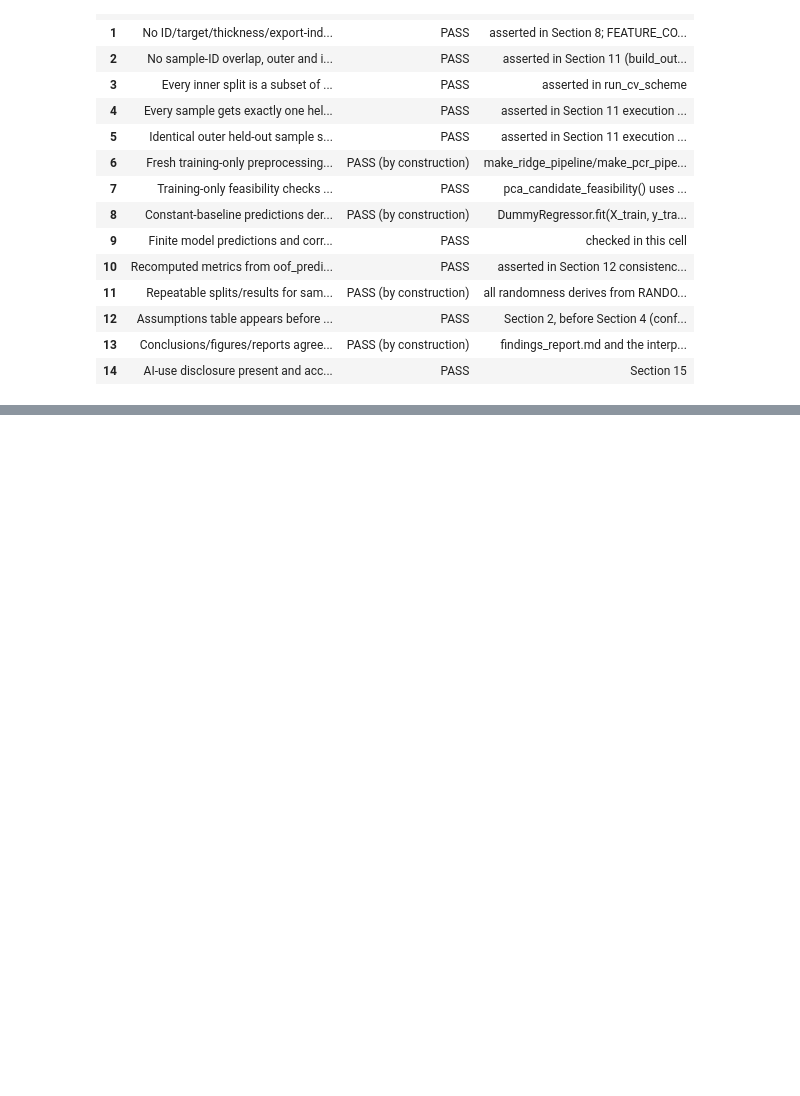
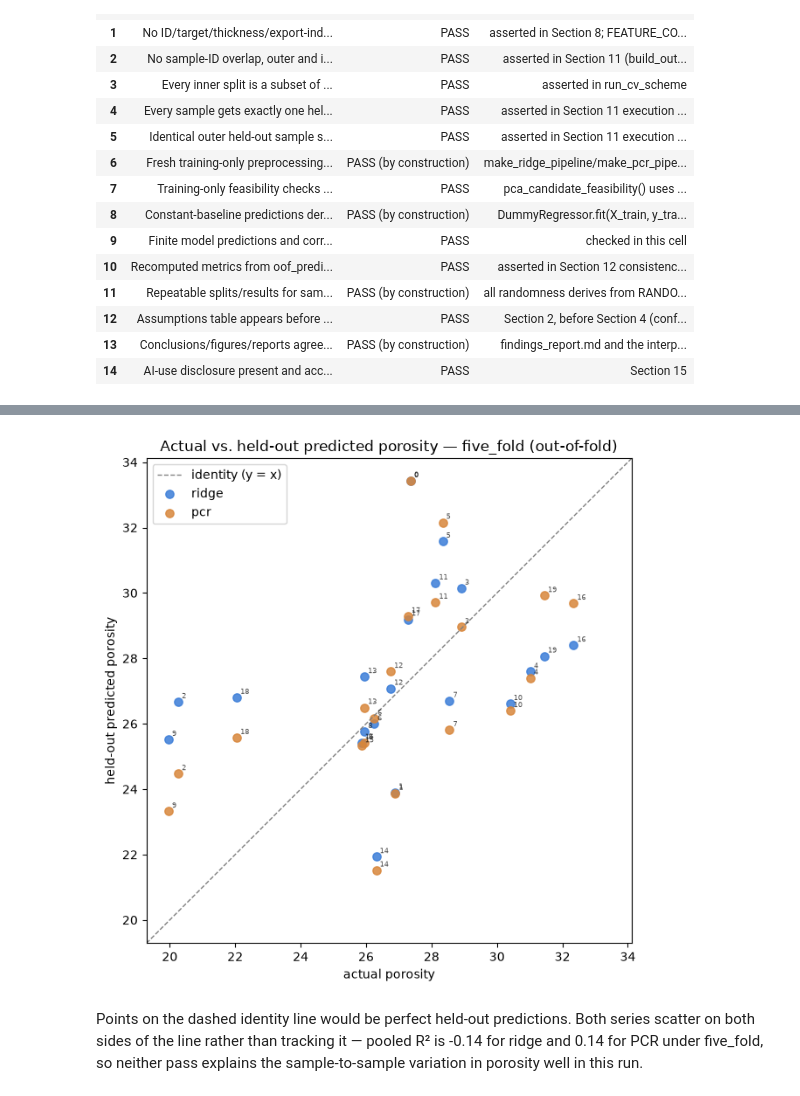
Before and after one commit to Ramandeep72/Machine-Learning-Projects, a Jupyter notebook: porosity_feasibility/porosity_feasibility.ipynb, the cells around one changed output, grey strips where cells are left out. Drawn from its saved outputs; the diff is of its cells as text; code cells hidden in the pictures; blank space fills up the shorter version.

```diff
--- a/porosity_feasibility/porosity_feasibility.ipynb
+++ b/porosity_feasibility/porosity_feasibility.ipynb
@@ -1893,0 +1956,40 @@ Acceptance checklist: 15 items, 0 failed.
+# %%
+eval_sub = oof_predictions[(oof_predictions["scheme"] == primary_scheme) & (oof_predictions["model"].isin(["ridge", "pcr"]))]
+
+eval_lo = min(eval_sub["actual_porosity"].min(), eval_sub["predicted_porosity"].min())
+eval_hi = max(eval_sub["actual_porosity"].max(), eval_sub["predicted_porosity"].max())
+eval_pad = 0.05 * (eval_hi - eval_lo)
+eval_limits = (eval_lo - eval_pad, eval_hi + eval_pad)
+
+fig, ax = plt.subplots(figsize=(6.5, 6.5))
+ax.plot(eval_limits, eval_limits, linestyle="--", color="gray", linewidth=1, label="identity (y = x)")
+colors = {"ridge": "#3b7dd8", "pcr": "#d8863b"}
+for model in ["ridge", "pcr"]:
+    grp = eval_sub[eval_sub["model"] == model]
+    ax.scatter(grp["actual_porosity"], grp["predicted_porosity"], color=colors[model], label=model, s=45, alpha=0.85)
+    for _, r in grp.iterrows():
+        ax.annotate(str(int(r["sample_id"])), (r["actual_porosity"], r["predicted_porosity"]), fontsize=6, alpha=0.7, xytext=(3, 3), textcoords="offset points")
+
+ax.set_xlim(eval_limits)
+ax.set_ylim(eval_limits)
+ax.set_aspect("equal", adjustable="box")
+ax.set_xlabel("actual porosity")
+ax.set_ylabel("held-out predicted porosity")
+ax.set_title(f"Actual vs. held-out predicted porosity — {primary_scheme} (out-of-fold)")
+ax.legend()
+fig.tight_layout()
+fig.savefig(FIGURES_DIR / "eval_actual_vs_predicted.png", dpi=150)
+plt.show()
+
+eval_ms_idx = metrics_summary.set_index(["scheme", "model"])
+ridge_r2 = eval_ms_idx.loc[(primary_scheme, "ridge"), "pooled_R2"]
+pcr_r2 = eval_ms_idx.loc[(primary_scheme, "pcr"), "pooled_R2"]
+caption_2 = (
+    f"Points on the dashed identity line would be perfect held-out predictions. Both series scatter on both sides "
+    f"of the line rather than tracking it — pooled R² is {ridge_r2:.2f} for ridge and {pcr_r2:.2f} for PCR under "
+    f"{primary_scheme}, so neither pass explains the sample-to-sample variation in porosity well in this run."
+)
+display(Markdown(caption_2))
+# %% [output]
+[figure, added]
+Points on the dashed identity line would be perfect held-out predictions. Both series scatter on both sides of the line rather than tracking it — pooled R² is -0.14 for ridge and 0.14 for PCR under five_fold, so neither pass explains the sample-to-sample variation in porosity well in this run.
```
Also changed, not shown: parts of 6 cells of this notebook, 7 other files.
